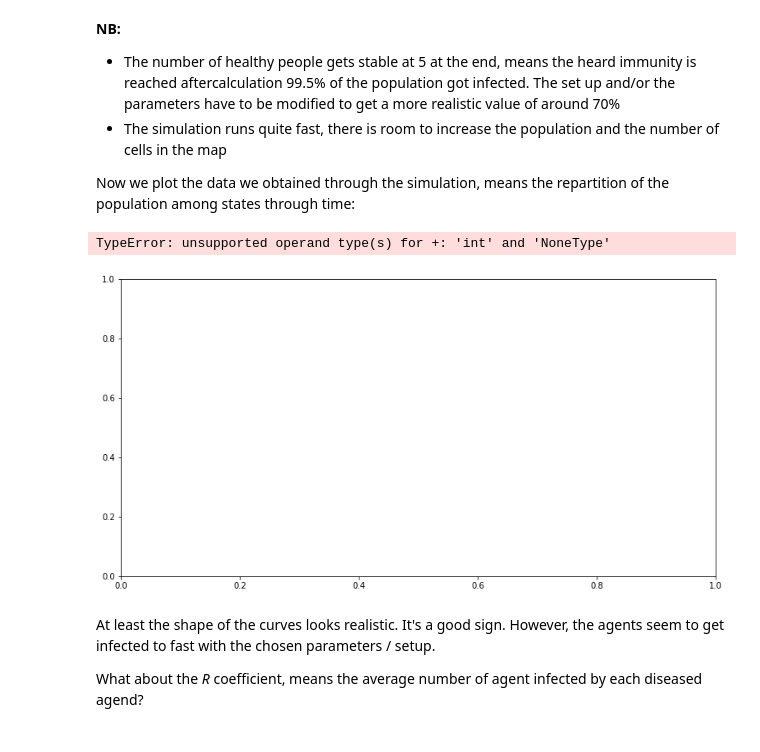
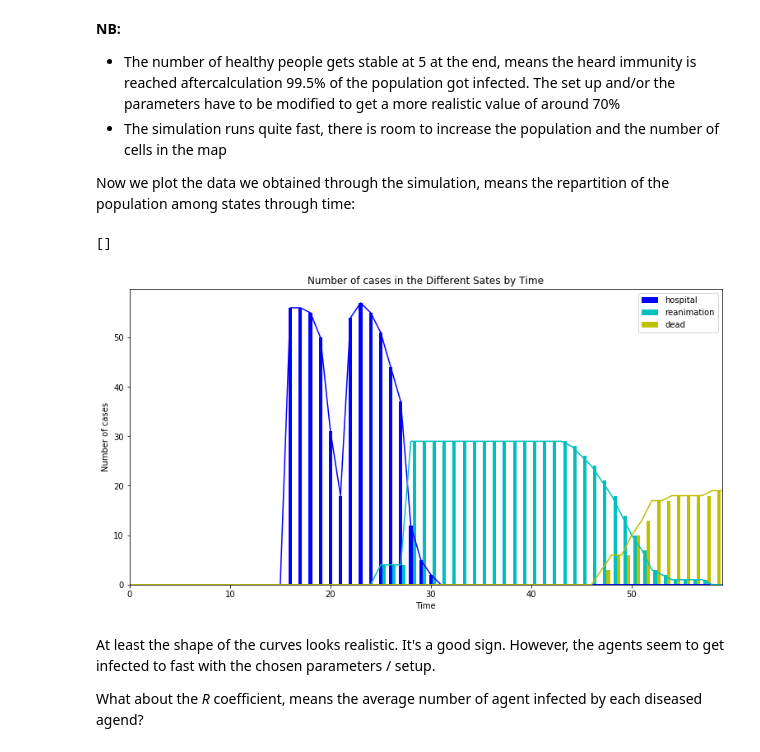
Before and after one commit to parcoor/py-propagsim, a Jupyter notebook: examples/example0.ipynb, the cells around one changed output. Cells and saved outputs as stored; diff of their text form; code cells hidden in the pictures.

```diff
--- a/examples/example0.ipynb
+++ b/examples/example0.ipynb
@@ -43,8 +43,8 @@ We define seven states:
 7. *recovered*: same as *healthy* but not sensitive (considered completely immune as an approximation)
 # %%
 state0 = State(id=0, name='healthy', contagiousity=0, sensitivity=1, severity=0)
-state1 = State(id=1, name='asymptomatic', contagiousity=.05, sensitivity=0, severity=0.1)
-state2 = State(id=2, name='mild', contagiousity=.15, sensitivity=0, severity=0.8)
+state1 = State(id=1, name='asymptomatic', contagiousity=.8, sensitivity=0, severity=0.1)
+state2 = State(id=2, name='mild', contagiousity=.6, sensitivity=0, severity=0.8)
 state3 = State(id=3, name='hospital', contagiousity=.1, sensitivity=0, severity=1)
 state4 = State(id=4, name='reanimation', contagiousity=.05, sensitivity=0, severity=1)
 state5 = State(id=5, name='dead', contagiousity=0, sensitivity=0, severity=1)
@@ -116,7 +116,7 @@ The age class of each *agent* is drawn randomly according to those proportions,
 
 *Remark:* This simulation could be refined by defining more granular demographics (by genders, health history etc.) and corresponding transitions.
 # %%
-N_AGENTS = 10000
+N_AGENTS = 1000
 # %%
 prop_population = [.17, .35, .3, .1, .08]
 draw_transitions = choice(range(len(transitions)), N_AGENTS, p=prop_population)
@@ -223,7 +233,7 @@ Now we create the *cell*s with those parameters:
 ## Map
 Now we create a *map* containing the *agent*s and *cell*s created above:
 # %%
-map = Map(cells, agents, states, verbose=2)
+map = Map(cells, agents, states)
 # %% [markdown]
 ## Simulation
 Now that the context is set up, we can run simulations.
@@ -242,6 +258,8 @@ Then we run a simulation over 60 time periods (days) having each 3 move rounds.
 # %%
 N_PERIODS = 60
 N_MOVES_PER_PERIOD = 10
+
+states_repartition_base = {state.get_id(): 0 for state in states}
 
 r_s = []
 periods_states = {}
@@ -251,7 +269,11 @@ for i in range(N_PERIODS):
         map.make_move()
     map.forward_all_cells()
     states_ids, state_numbers = map.get_states_numbers()
-    states_repartition = {states_ids[i]: state_numbers[i] for i in range(len(states_ids))}
+    # compute states repartition
+    states_repartition = states_repartition_base.copy()
+    for j, state_id in enumerate(states_ids):
+        states_repartition[state_id] = state_numbers[j]
+    states_repartition = {id2state[k]: v for k, v in states_repartition.items()}
     period_state = {'repartition': states_repartition}
     periods_states[i] = period_state
 
@@ -304,40 +290,33 @@ Now we plot the data we obtained through the simulation, means the repartition o
 # %%
 rcParams['figure.figsize'] = [10, 5]
 colors = {0: 'b', 1: 'c', 2: 'y', 3: 'r', 4: 'm', 5: 'k', 6: 'g'}
 
-state0 = State(id=0, name='healthy', contagiousity=0, sensitivity=1, severity=0)
-state1 = State(id=1, name='asymptomatic', contagiousity=.05, sensitivity=0, severity=0.1)
-state2 = State(id=2, name='mild', contagiousity=.15, sensitivity=0, severity=0.8)
-state3 = State(id=3, name='hospital', contagiousity=.1, sensitivity=0, severity=1)
-state4 = State(id=4, name='reanimation', contagiousity=.05, sensitivity=0, severity=1)
-state5 = State(id=5, name='dead', contagiousity=0, sensitivity=0, severity=1)
-state6 = State(id=6, name='recovered', contagiousity=0, sensitivity=0, severity=0)
-
 
 states_names = [state.get_name() for state in states]
+states_names = [st for st in states_names if st not in ['healthy', 'asymptomatic', 'recovered', 'mild']]
 X = array(list(periods_states.keys()))
 
 values = {state_name: [v.get('repartition').get(state_name) for v in periods_states.values()] for state_name in states_names}
 
 fig = plt.figure()
 ax = fig.add_axes([0,0,1,1])
 
 # colors = cm.rainbow(linspace(0, 1, len(states_names)))
 delta = 1 / len(states_names)
 for i, state_name in enumerate(states_names):
     ax.bar(X + i * delta, values.get(state_name), color=colors[i], width=delta, label=state_name)
     ax.plot(X, values.get(state_name), color=colors[i])
 
 ax.legend()
 ax.set_xlim((X.min(), X.max()))
 ax.set_xlabel('Time')
 ax.set_ylabel('Number of cases')
 ax.set_title('Number of cases in the Different Sates by Time')
 plt.savefig(os.path.join(img_path, 'nevolution.png'))
 plt.plot()
 # %% [output]
-TypeError: unsupported operand type(s) for +: 'int' and 'NoneType'
+[]
-[figure, old version]
+[figure, new version]
 # %% [markdown]
 At least the shape of the curves looks realistic. It's a good sign. However, the agents seem to get infected to fast with the chosen parameters / setup.
 
```
Also changed, not shown: parts of 8 cells of this notebook, 45 other files.
